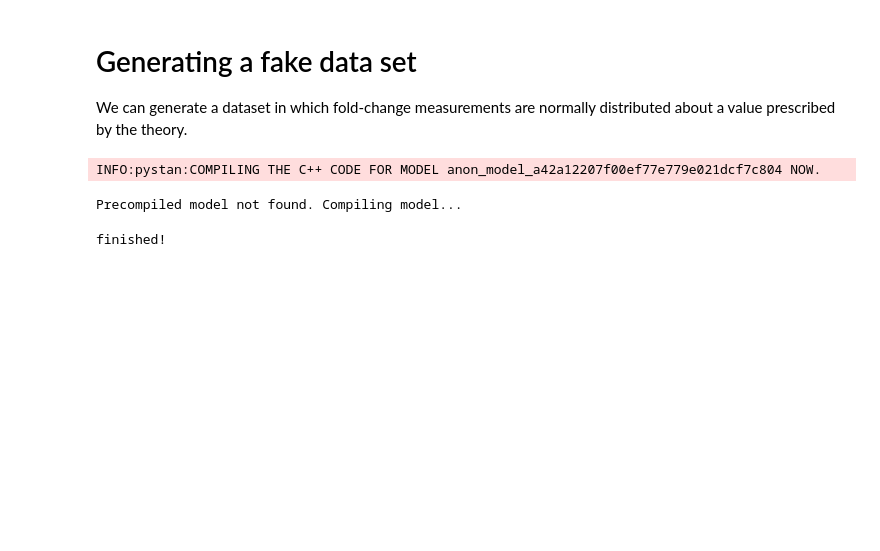
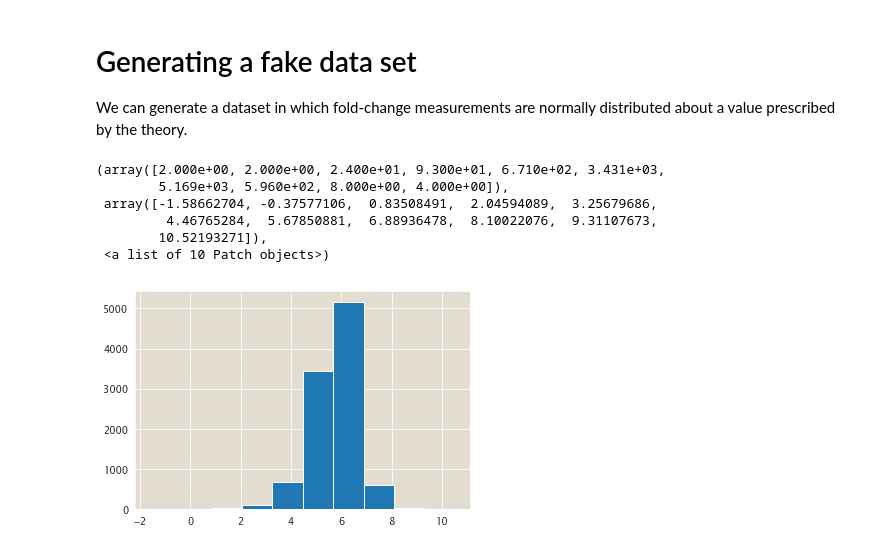
Before and after one commit to RPGroup-PBoC/mwc_mutants, a Jupyter notebook: code/analysis/Exploring_fc_error.ipynb, the cells around one changed output. Cells and saved outputs as stored; diff of their text form; code cells hidden in the pictures; blank space fills up the shorter version.

```diff
--- a/code/analysis/Exploring_fc_error.ipynb
+++ b/code/analysis/Exploring_fc_error.ipynb
@@ -43,23 +44,32 @@ for i, b in enumerate(true_bohr):
 dataset = pd.concat(dataset_fc)
 # %%
 # Load the stan model
-model = mut.bayes.StanModel('../stan/empirical_F.stan', force_compile=True)
+# model = mut.bayes.StanModel('../stan/empirical_F.stan')#, force_compile=True)
 stan_dfs = []
 for g, d in dataset.groupby('true_bohr'):
     data_dict = {'N':len(d), 'ref_bohr':g, 'foldchange':d['fold_change']}
-    fit, samples = model.sample(data_dict, control=dict(adapt_delta=0.95))
+    fit, samples = model.sample(data_dict, iter=5000, control=dict(adapt_delta=0.99))
+    corr_bohr = -np.log((1/np.abs(samples['fc_mu'].values - samples['fc_sigma']))-1) -\
+                    np.log(np.abs((1/(samples['fc_mu'].values + samples['fc_sigma'])) - 1))
+    samples['corr'] = corr_bohr
     stats = mut.stats.compute_statistics(samples, varnames=['fc_mu', 'fc_sigma',
                                                            'empirical_bohr',
-                                                            'delta_bohr'],
+                                                            'delta_bohr', 'corr'],
                                         logprob_name='lp__')
     stats['true_bohr'] = g
     stats['fc_mu_std'] = np.std(samples['fc_mu'])
     stan_dfs.append(stats)
 stats = pd.concat(stan_dfs)
-# %% [output]
-INFO:pystan:COMPILING THE C++ CODE FOR MODEL anon_model_a42a12207f00ef77e779e021dcf7c804 NOW.
-Precompiled model not found. Compiling model...
-finished!
+# %%
+plt.hist(corr_bohr)
+# %% [output]
+(array([2.000e+00, 2.000e+00, 2.400e+01, 9.300e+01, 6.710e+02, 3.431e+03,
+        5.169e+03, 5.960e+02, 8.000e+00, 4.000e+00]),
+ array([-1.58662704, -0.37577106,  0.83508491,  2.04594089,  3.25679686,
+         4.46765284,  5.67850881,  6.88936478,  8.10022076,  9.31107673,
+        10.52193271]),
+ <a list of 10 Patch objects>)
+[figure, added]
 # %%
 _fc_mu = stats[stats['parameter']=='fc_mu']
 plt.plot(dataset['true_bohr'], dataset['fold_change'], '.', label='observed fold-change')
```
Also changed, not shown: parts of 25 cells of this notebook, 4 other files.
